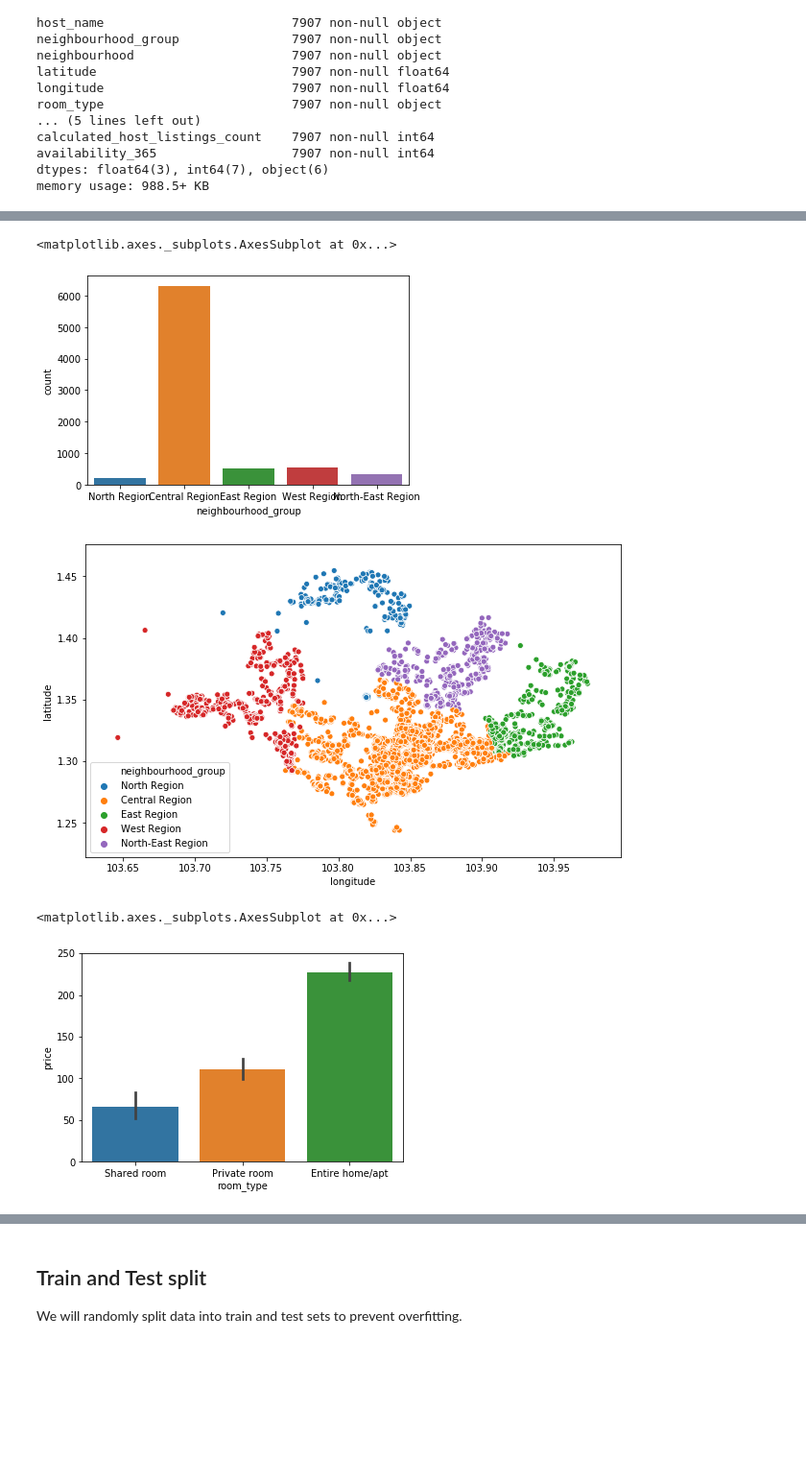
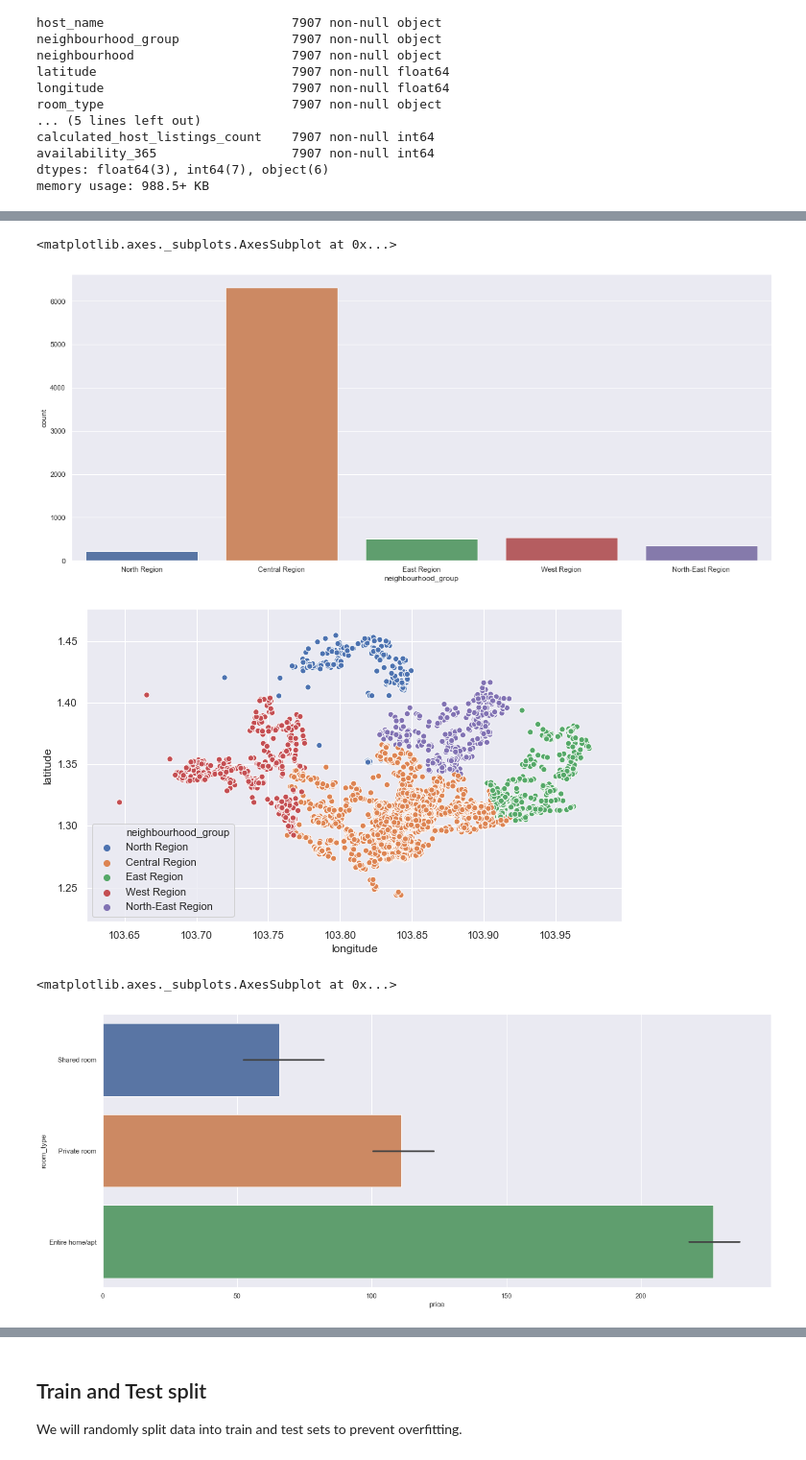
Before and after one commit to kornelijasa/Singapore-airbnb, a Jupyter notebook: AirbnbSingapore.ipynb, the cells around one changed output, grey strips where cells are left out. Shown at 96% size. Saved outputs shown, nothing was run; the diff lists cells and outputs as text; code cells hidden in the pictures; blank space fills up the shorter version.

```diff
--- a/AirbnbSingapore.ipynb
+++ b/AirbnbSingapore.ipynb
@@ -79,3 +87,7 @@ calculated_host_listings_count    7907 non-null int64
 availability_365                  7907 non-null int64
 dtypes: float64(3), int64(7), object(6)
 memory usage: 988.5+ KB
+# %%
+sns.set(rc={'figure.figsize':(19.7,8.27)})
+
+sns.heatmap(df.isnull(),yticklabels=False,cbar=False,cmap='viridis')
@@ -125,16 +145,16 @@ plt.show()
 sns.countplot(data["neighbourhood_group"])
 # %% [output]
 <matplotlib.axes._subplots.AxesSubplot at 0x...>
-[figure, old version]
+[figure, new version]
 # %%
 plt.figure(figsize=(10,6))
 sns.scatterplot(data.longitude,data.latitude,hue=data.neighbourhood_group)
 plt.ioff()
 # %% [output]
-[figure, old version]
+[figure, new version]
 # %%
 result = data.groupby(["room_type"])['price'].aggregate(np.median).reset_index().sort_values('price')
-sns.barplot(x='room_type', y="price", data = pd.read_csv('data/listings.csv'), order=result['room_type'])
+sns.barplot(x='price', y="room_type", data = pd.read_csv('data/listings.csv'), order=result['room_type'])
 # %% [output]
 <matplotlib.axes._subplots.AxesSubplot at 0x...>
-[figure, old version]
+[figure, new version]
```
Also changed, not shown: parts of 45 cells of this notebook.
